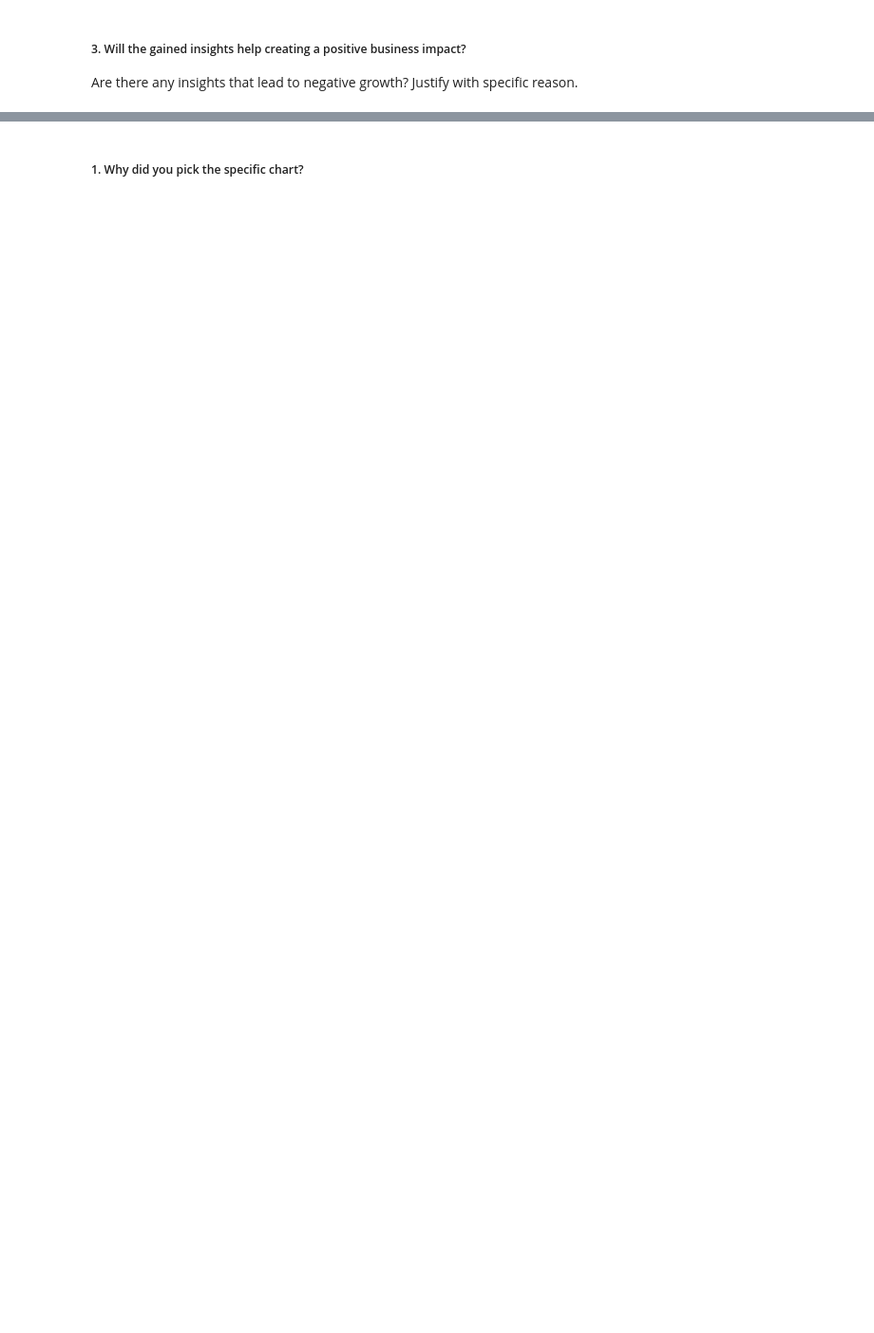
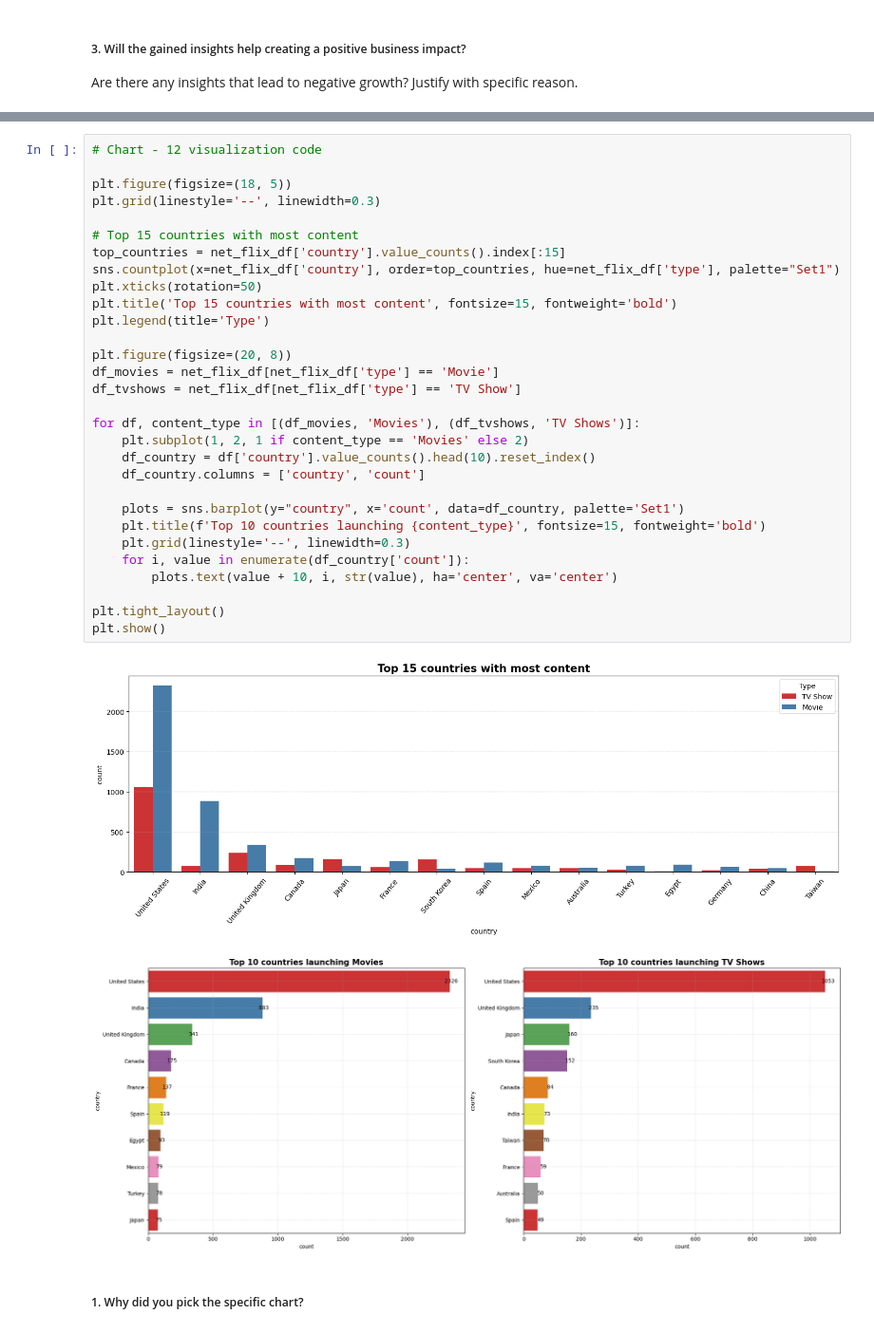
Before and after one commit to pande1sachin/Capstone-Project---Machine-Learning---Unsupervised-ML---Netflix-Movies-and-TV-Shows-Clustering, a Jupyter notebook: Individual_Copy_(Sachin_Pande)_|_Capstone_Project_|_Machine_Learning_Unsupervised_ML_Netflix_Movies_and_TV_Shows_Clustering.ipynb, the cells around one changed output, grey strips where cells are left out. Shown at 95% size. Cells and saved outputs as stored; diff of their text form; blank space fills up the shorter version.

```diff
--- a/Individual_Copy_(Sachin_Pande)_|_Capstone_Project_|_Machine_Learning_Unsupervised_ML_Netflix_Movies_and_TV_Shows_Clustering.ipynb
+++ b/Individual_Copy_(Sachin_Pande)_|_Capstone_Project_|_Machine_Learning_Unsupervised_ML_Netflix_Movies_and_TV_Shows_Clustering.ipynb
@@ -1306,2 +1448,35 @@ Answer Here
+# %%
+# Chart - 12 visualization code
+
+plt.figure(figsize=(18, 5))
+plt.grid(linestyle='--', linewidth=0.3)
+
+# Top 15 countries with most content
+top_countries = net_flix_df['country'].value_counts().index[:15]
+sns.countplot(x=net_flix_df['country'], order=top_countries, hue=net_flix_df['type'], palette="Set1")
+plt.xticks(rotation=50)
+plt.title('Top 15 countries with most content', fontsize=15, fontweight='bold')
+plt.legend(title='Type')
+
+plt.figure(figsize=(20, 8))
+df_movies = net_flix_df[net_flix_df['type'] == 'Movie']
+df_tvshows = net_flix_df[net_flix_df['type'] == 'TV Show']
+
+for df, content_type in [(df_movies, 'Movies'), (df_tvshows, 'TV Shows')]:
+    plt.subplot(1, 2, 1 if content_type == 'Movies' else 2)
+    df_country = df['country'].value_counts().head(10).reset_index()
+    df_country.columns = ['country', 'count']
+
+    plots = sns.barplot(y="country", x='count', data=df_country, palette='Set1')
+    plt.title(f'Top 10 countries launching {content_type}', fontsize=15, fontweight='bold')
+    plt.grid(linestyle='--', linewidth=0.3)
+    for i, value in enumerate(df_country['count']):
+        plots.text(value + 10, i, str(value), ha='center', va='center')
+
+plt.tight_layout()
+plt.show()
+# %% [output]
+[figure, added]
+[figure, added]
 # %% [markdown]
 ##### 1. Why did you pick the specific chart?
```
Also changed, not shown: parts of 38 cells of this notebook.
